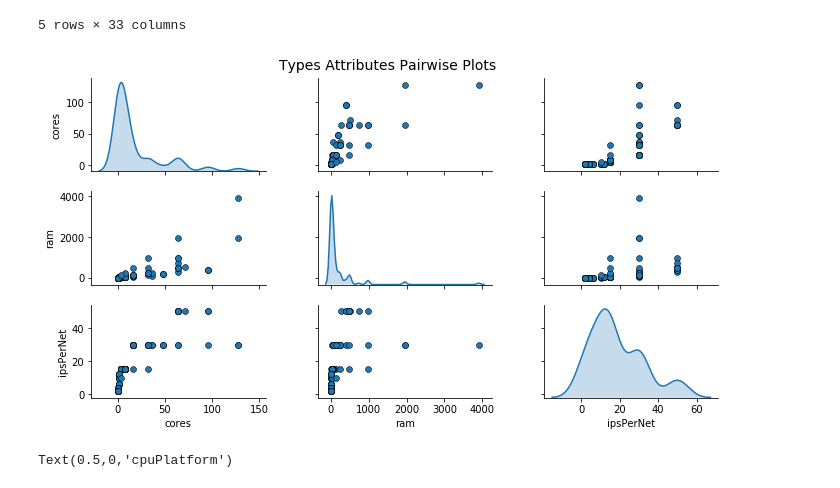
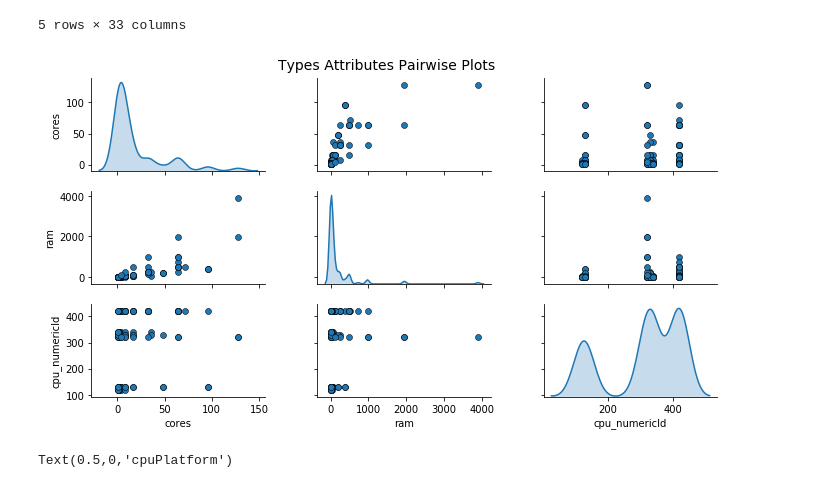
Before and after one commit to YKonovalov/machines, a Jupyter notebook: machines.ipynb, the cells around one changed output. Cells and saved outputs as stored; diff of their text form; code cells hidden in the pictures.

```diff
--- a/machines.ipynb
+++ b/machines.ipynb
@@ -21,16 +21,16 @@ aws.head()
 | 4 | current | Compute Optimized | C4 | c4.2xlarge | 100 | 8 | 15.00 | Intel-Xeon-E5-2666-v3-2.9 | Haswell | 2.9 | ... |
 5 rows × 33 columns
 # %%
-cols = ['cores', 'ram', 'ipsPerNet']
+cols = ['cores', 'ram', 'cpu_numericId']
 pp = sns.pairplot(aws[cols], size=1.8, aspect=1.8,
                   plot_kws=dict(edgecolor="k", linewidth=0.5),
                   diag_kind="kde", diag_kws=dict(shade=True))
 
 fig = pp.fig
 fig.subplots_adjust(top=0.93, wspace=0.3)
 t = fig.suptitle('Types Attributes Pairwise Plots', fontsize=14)
 # %% [output]
-[figure, old version]
+[figure, new version]
 # %%
 fig = plt.figure(figsize=(8, 6))
 t = fig.suptitle('Cores - RAM - cpuPlatform - Type', fontsize=14)
```
Also changed, not shown: 16 other files.
